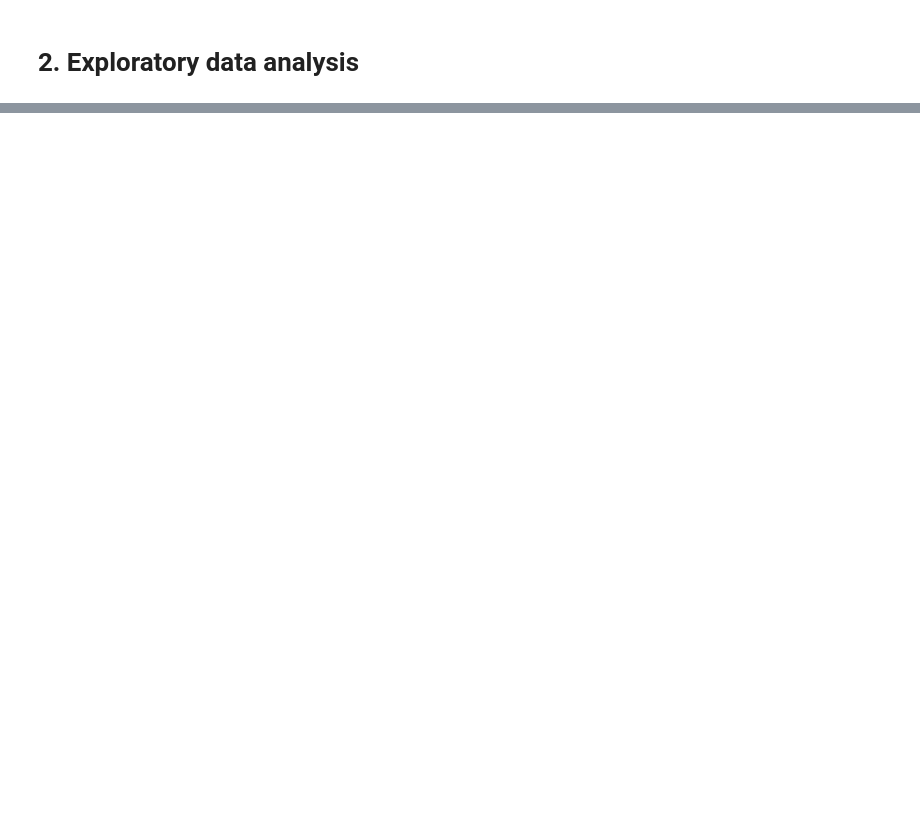
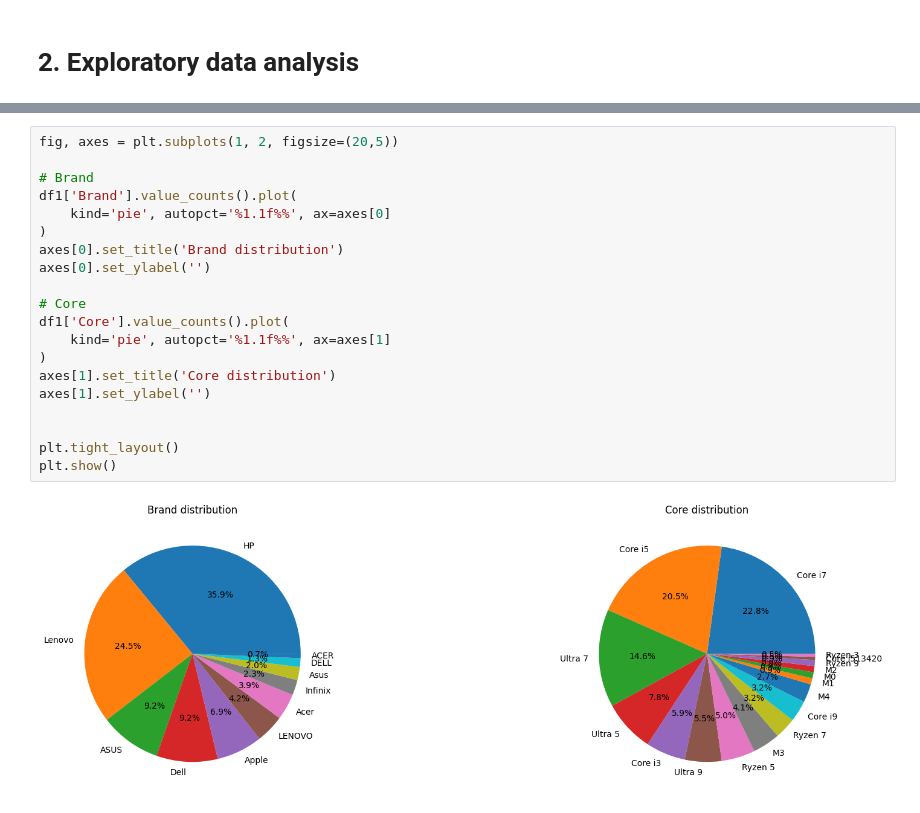
Before and after one commit to Zakaria-Boukeffa/LAPTOP-PRICE-ML, a Jupyter notebook: laptop.ipynb, the cells around one changed output, grey strips where cells are left out. Drawn from its saved outputs; the diff is of its cells as text; blank space fills up the shorter version.

```diff
--- a/laptop.ipynb
+++ b/laptop.ipynb
@@ -233,0 +233,22 @@ df_qnt.describe()
+# %%
+fig, axes = plt.subplots(1, 2, figsize=(20,5))
+
+# Brand
+df1['Brand'].value_counts().plot(
+    kind='pie', autopct='%1.1f%%', ax=axes[0]
+)
+axes[0].set_title('Brand distribution')
+axes[0].set_ylabel('')
+
+# Core
+df1['Core'].value_counts().plot(
+    kind='pie', autopct='%1.1f%%', ax=axes[1]
+)
+axes[1].set_title('Core distribution')
+axes[1].set_ylabel('')
+
+
+plt.tight_layout()
+plt.show()
+# %% [output]
+[figure, added]
```
Also changed, not shown: parts of 21 cells of this notebook.
